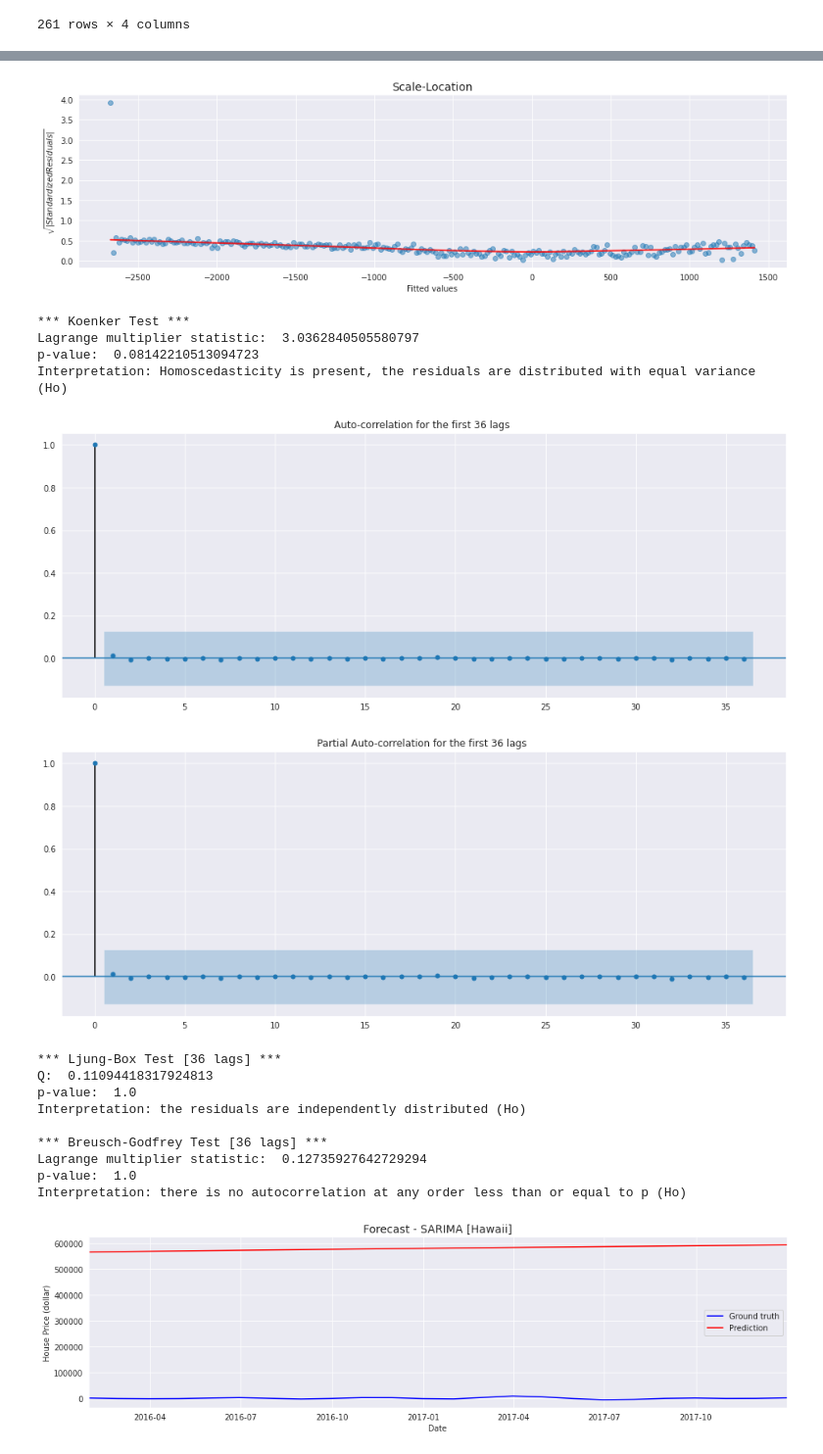
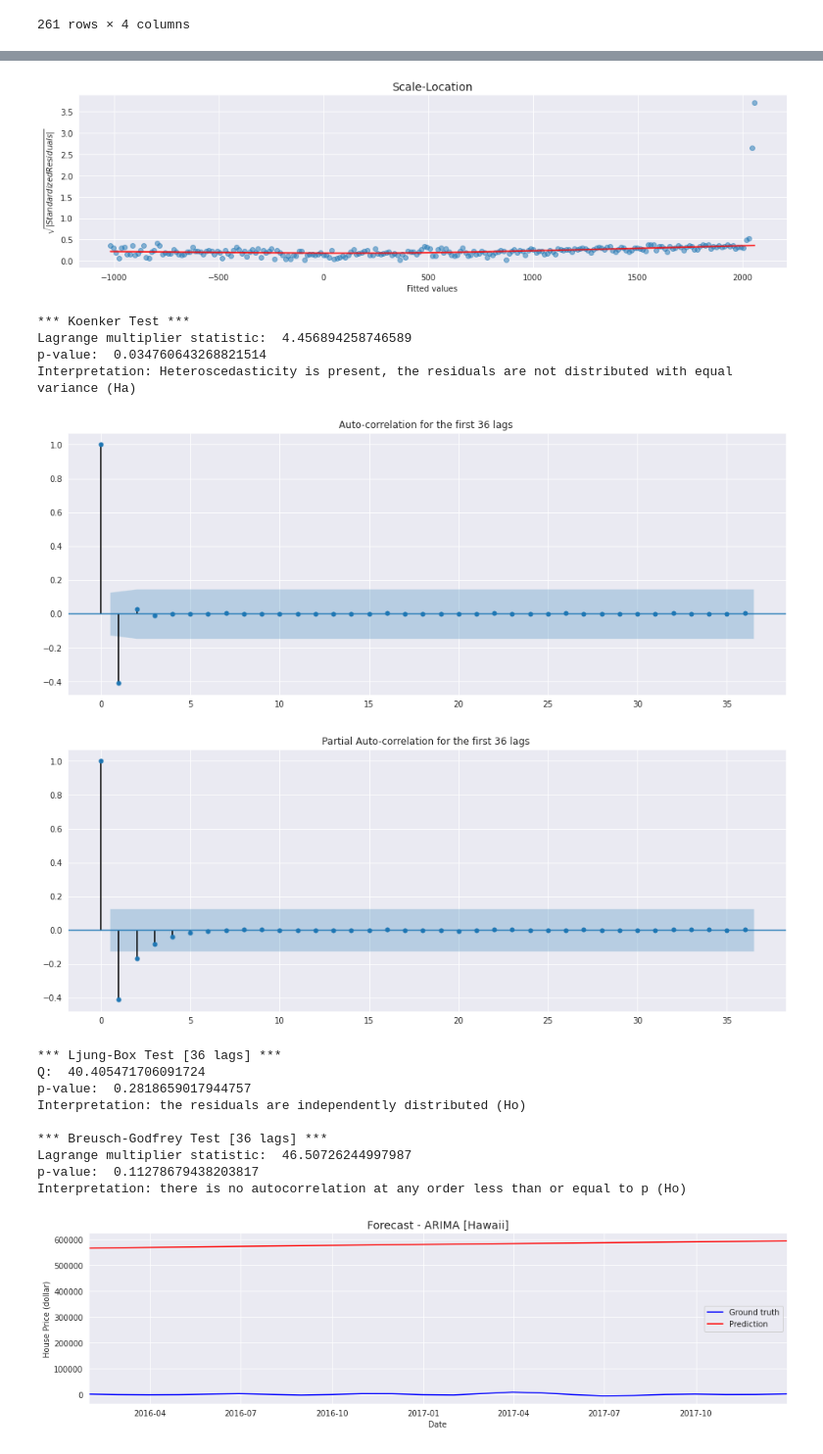
Before and after one commit to MaliheDahmardeh/state-house-price-analysis-SM, a Jupyter notebook: state-house-price-analysis.ipynb, the cells around one changed output, grey strips where cells are left out. Shown at 98% size. Drawn from its saved outputs; the diff is of its cells as text; code cells hidden in the pictures.

```diff
--- a/state-house-price-analysis.ipynb
+++ b/state-house-price-analysis.ipynb
@@ -1540,4 +1512,4 @@ Warnings:
 # %%
-sarima_resid = pd.Series(model_ARIMA.resid, index =Y_train.index)
-plotTS(pd.DataFrame(sarima_resid, columns=['resid']), column='resid', figsize=(16,4), title='SARIMA Residuals [Hawaii]')
+ARIMA_resid = pd.Series(result_SARIMA_auto.resid, index =Y_train.index)
+plotTS(pd.DataFrame(ARIMA_resid, columns=['resid']), column='resid', figsize=(16,4), title='ARIMA Residuals [Hawaii]')
 # %% [output]
@@ -1579,26 +1551,26 @@ p-value:  0.0997118398064349
 Interpretation: The time series is stationary (Ho)
 # %%
-scalelocationPlot(sarima_resid, figsize=(16,4))
-checkHomoscedasticity(sarima_resid, robust=True)
+scalelocationPlot(ARIMA_resid, figsize=(16,4))
+checkHomoscedasticity(ARIMA_resid, robust=True)
 # %% [output]
-[figure, old version]
+[figure, new version]
 *** Koenker Test ***
-Lagrange multiplier statistic:  3.0362840505580797
-p-value:  0.08142210513094723
-Interpretation: Homoscedasticity is present, the residuals are distributed with equal variance (Ho)
+Lagrange multiplier statistic:  4.456894258746589
+p-value:  0.034760643268821514
+Interpretation: Heteroscedasticity is present, the residuals are not distributed with equal variance (Ha)
 # %%
-autocorrelationPlot(sarima_resid, lags=36)
-checkAutorcorrelation(sarima_resid, lags=36)
+autocorrelationPlot(ARIMA_resid, lags=36)
+checkAutorcorrelation(ARIMA_resid, lags=36)
 # %% [output]
-[figure, old version]
+[figure, new version]
-[figure, old version]
+[figure, new version]
 *** Ljung-Box Test [36 lags] ***
-Q:  0.11094418317924813
-p-value:  1.0
+Q:  40.405471706091724
+p-value:  0.2818659017944757
 Interpretation: the residuals are independently distributed (Ho)
 
 *** Breusch-Godfrey Test [36 lags] ***
-Lagrange multiplier statistic:  0.12735927642729294
-p-value:  1.0
+Lagrange multiplier statistic:  46.50726244997987
+p-value:  0.11278679438203817
 Interpretation: there is no autocorrelation at any order less than or equal to p (Ho)
 # %%
```
Also changed, not shown: parts of 42 cells of this notebook.
